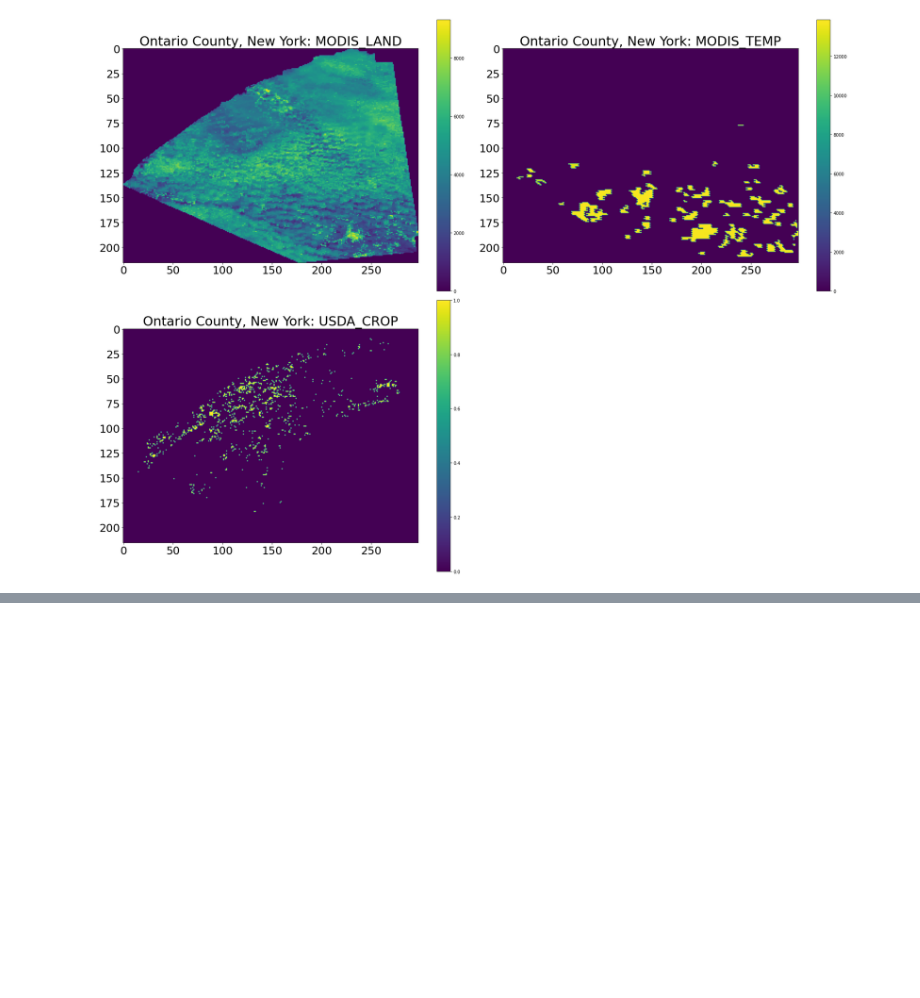
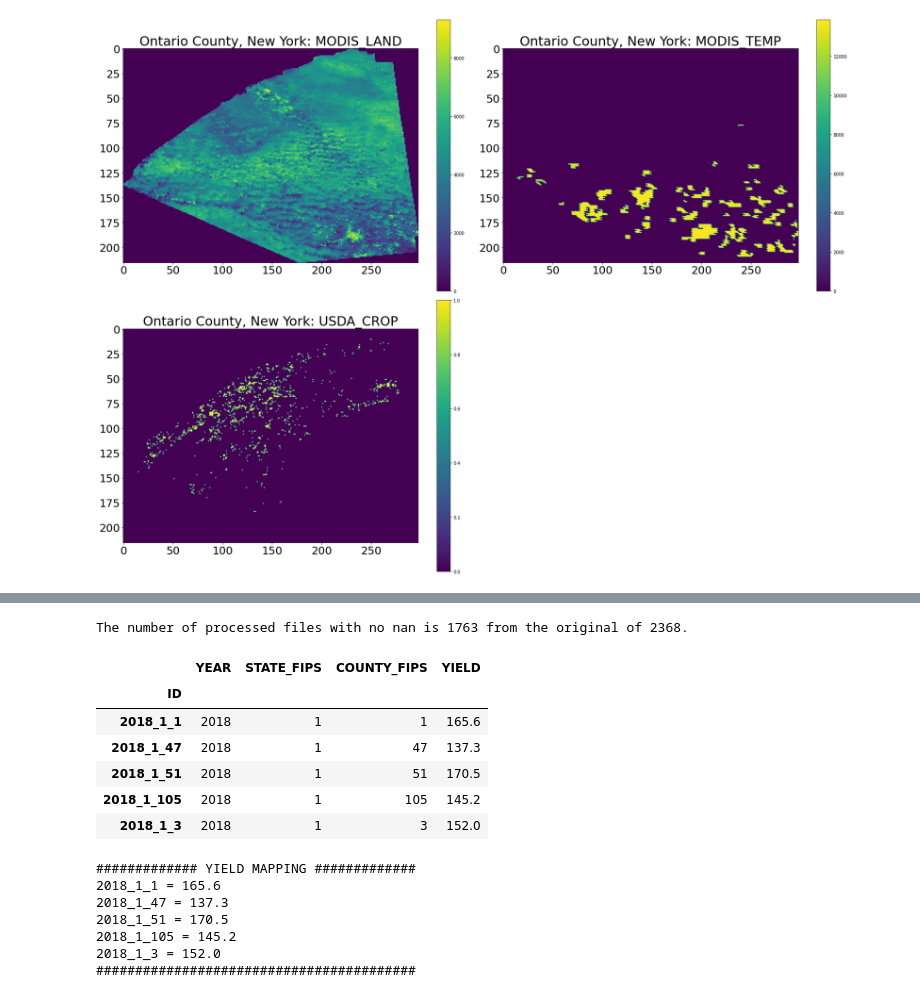
Before and after one commit to kayweeee/cds-corn-prediction, a Jupyter notebook: earthengine.ipynb, the cells around one changed output, grey strips where cells are left out. Cells and saved outputs as stored; diff of their text form; code cells hidden in the pictures; blank space fills up the shorter version.

```diff
--- a/earthengine.ipynb
+++ b/earthengine.ipynb
@@ -545,0 +623,67 @@ plt.show()
+# %%
+# The previous preprocessing we forgot that the mask from satellites can cause some images become all zeros
+# although the USDA data says it has yields. This discrepancy cause the image to be nan during the binning process.
+
+import glob
+import pickle
+from tqdm import tqdm
+import numpy as np
+
+count_nonnan = 0
+removed_ID = []
+for filename in tqdm(glob.glob('data/PROCESSED_II/*.npy')):
+    file = np.load(filename)
+    if np.sum(np.isnan(file)) == 0:
+        np.save('data/PROCESSED_III/' + filename[18:-4] + '.npy', file)
+        count_nonnan += 1
+    else:
+        removed_ID += [filename[18:-4]]
+print('The number of processed files with no nan is {} from the original of {}.'.format(count_nonnan, len(glob.glob('data/PROCESSED_II/*.npy'))))
+pickle.dump(removed_ID, open("data/removed_ID.p", "wb" ) )
+# %% [output]
+The number of processed files with no nan is 1763 from the original of 2368.
+# %%
+# Preparing {county_year:yield} dictionary data for model evaluation
+import pandas as pd
+# Load fips and other data
+fips = pd.DataFrame(pd.read_csv('data/processed_fips.csv').drop(['Unnamed: 0'], axis=1))
+corn_grain = pd.read_csv('corn_grain.csv').drop(['Unnamed: 0'], axis=1)
+fips_yields = corn_grain.merge(fips)[['YEAR', 'STATE_FIPS', 'COUNTY_FIPS', 'YIELD']].astype(str)
+fips_yields['YIELD'] = fips_yields['YIELD'].astype(float)
+fips_yields['ID'] = fips_yields.apply(lambda row: row['YEAR'] + '_' + row['STATE_FIPS'] + \
+                                      '_' + row['COUNTY_FIPS'], axis=1)
+# Remove the IDs with Nans
+removed_ID = pd.DataFrame(removed_ID, columns=['ID'])
+fips_yields = fips_yields[~fips_yields['ID'].isin([i[0] for i in removed_ID.values.tolist()])]
+
+fips_yields = fips_yields.set_index('ID')
+display(fips_yields.head())
+
+print('\n' + '#'*13, 'YIELD MAPPING', '#'*13)
+
+yields_train = fips_yields[['YIELD']][fips_yields['YEAR'] != '2022'].to_dict()['YIELD'] # data from year 2010-2015
+yields_test = fips_yields[['YIELD']][fips_yields['YEAR'] == '2022'].to_dict()['YIELD'] # data form year 2016
+
+keys = ['train', 'validation']
+values = [yields_train, yields_test]
+yields = {key:value for key, value in zip(keys, values)}
+
+for key in list(yields['train'].keys())[0:5]:
+    print(key, '=',  yields['train'][key])
+print('#'*41)
+pickle.dump(yields, open("data/yields.p", "wb" ) )
+# %% [output]
+|  | YEAR | STATE_FIPS | COUNTY_FIPS | YIELD |
+| ID |  |  |  |  |
+| 2018_1_1 | 2018 | 1 | 1 | 165.6 |
+| 2018_1_47 | 2018 | 1 | 47 | 137.3 |
+| 2018_1_51 | 2018 | 1 | 51 | 170.5 |
+| 2018_1_105 | 2018 | 1 | 105 | 145.2 |
+| 2018_1_3 | 2018 | 1 | 3 | 152.0 |
+############# YIELD MAPPING #############
+2018_1_1 = 165.6
+2018_1_47 = 137.3
+2018_1_51 = 170.5
+2018_1_105 = 145.2
+2018_1_3 = 152.0
+#########################################
```
Also changed, not shown: parts of 26 cells of this notebook, 4 other files.
